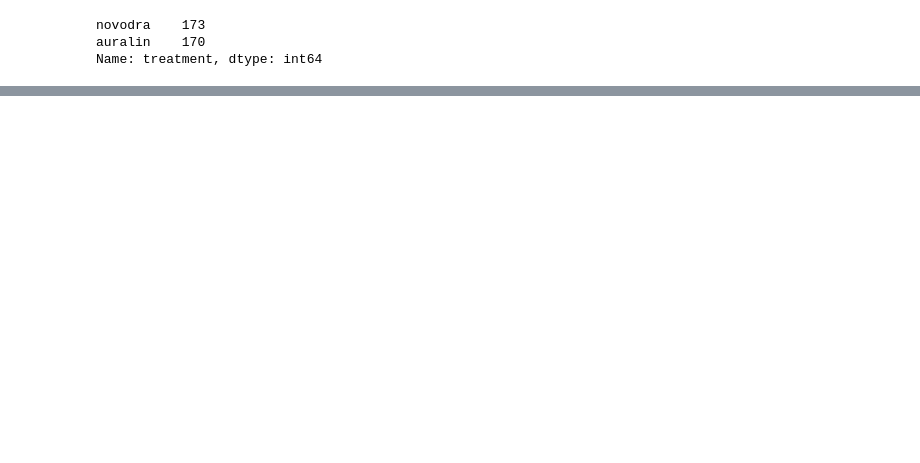
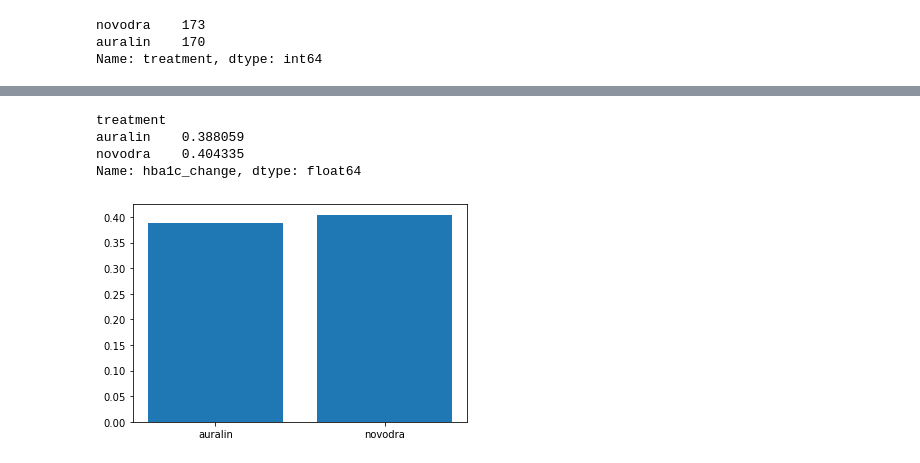
Before and after one commit to UChisom/auralin_clinical_trial_data_analysis, a Jupyter notebook: clinical-trial-data-analysis.ipynb, the cells around one changed output, grey strips where cells are left out. Cells and saved outputs as stored; diff of their text form; code cells hidden in the pictures; blank space fills up the shorter version.

Commit message:
refactor: Add analysis section for auralin

```diff
--- a/clinical-trial-data-analysis.ipynb
+++ b/clinical-trial-data-analysis.ipynb
@@ -799,0 +811,4 @@ treatments_copy.to_csv('treatments_clean.csv', index =False)
+# %%
+# load the clean csv files
+treatment = pd.read_csv('treatments_clean.csv')
+patient = pd.read_csv('patients_clean.csv')
@@ -799,0 +824,14 @@ treatments_copy.to_csv('treatments_clean.csv', index =False)
+# %%
+# Compare the mean change in the hba1c predictor variable
+hba1c_diff = treatment.groupby('treatment')['hba1c_change'].mean()
+hba1c_diff
+# %% [output]
+treatment
+auralin    0.388059
+novodra    0.404335
+Name: hba1c_change, dtype: float64
+# %%
+# visualise this difference
+plt.bar(hba1c_diff.index, hba1c_diff);
+# %% [output]
+[figure, added]
```
Also changed, not shown: parts of 18 cells of this notebook.
